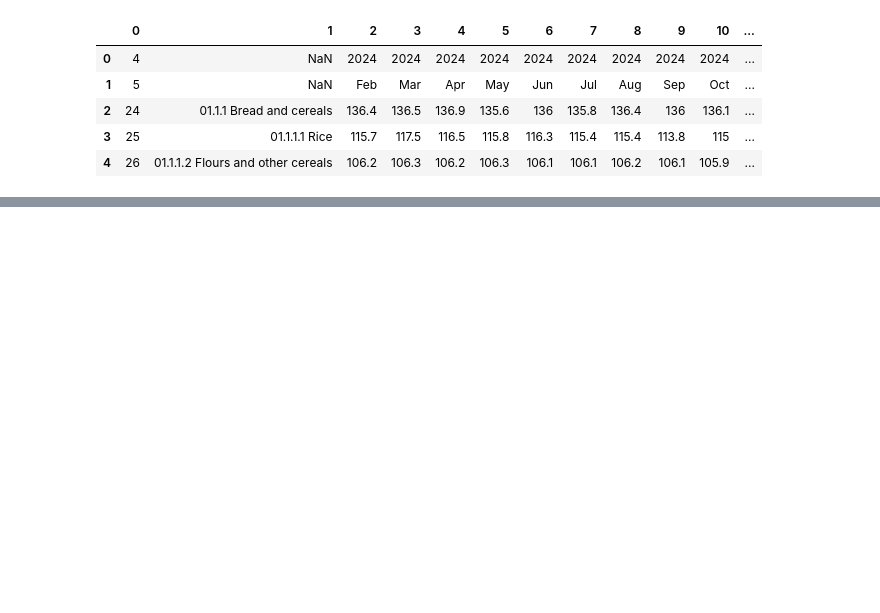
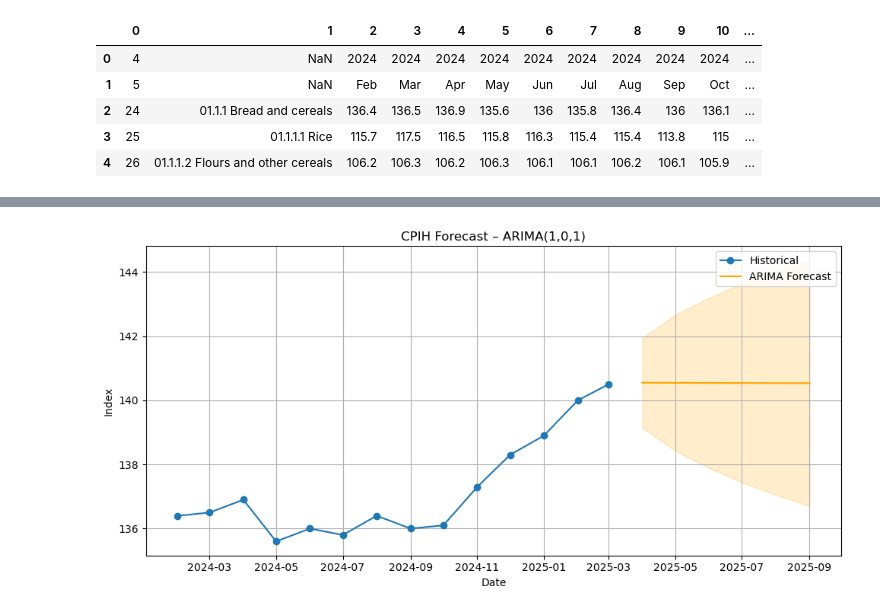
Before and after one commit to Enkhamgalan1230/Reciept-Project, a Jupyter notebook: prediction.ipynb, the cells around one changed output, grey strips where cells are left out. Cells and saved outputs as stored; diff of their text form; code cells hidden in the pictures; blank space fills up the shorter version.

Commit message:
forecast with arima

```diff
--- a/prediction.ipynb
+++ b/prediction.ipynb
@@ -53,0 +83,8 @@ df.head()
+# %%
+df_melted = df.melt(id_vars="Product", var_name="Date", value_name="Index")
+df_melted["Date"] = pd.to_datetime(df_melted["Date"], format="%Y %b")
+
+# Choose a product
+product = "Bread and cereals"
+ts = df_melted[df_melted["Product"] == product].copy()
+ts = ts.set_index("Date").sort_index()
@@ -53,0 +112,2 @@ df.head()
+# %%
+ts["Index"] = ts["Index"].astype(float)
@@ -53,0 +137,20 @@ df.head()
+# %%
+model = auto_arima(
+    ts["Index"],
+    seasonal=False,      # ✅ Don’t use seasonality — data too short for m=12
+    trace=True,
+    suppress_warnings=True
+)
+
+# Forecast next 6 months
+n_periods = 6
+forecast, conf_int = model.predict(n_periods=n_periods, return_conf_int=True)
+
+# Build forecast dates
+future_dates = pd.date_range(ts.index[-1] + pd.DateOffset(months=1), periods=n_periods, freq='MS')
+forecast_df = pd.DataFrame({
+    "Date": future_dates,
+    "Forecast": forecast,
+    "Lower": conf_int[:, 0],
+    "Upper": conf_int[:, 1]
+})
@@ -53,0 +172,14 @@ df.head()
+# %%
+plt.figure(figsize=(10, 5))
+plt.plot(ts.index, ts["Index"], label="Historical", marker="o")
+plt.plot(forecast_df["Date"], forecast_df["Forecast"], label="ARIMA Forecast", color="orange")
+plt.fill_between(forecast_df["Date"], forecast_df["Lower"], forecast_df["Upper"], color="orange", alpha=0.2)
+plt.title("CPIH Forecast – ARIMA(1,0,1)")
+plt.xlabel("Date")
+plt.ylabel("Index")
+plt.legend()
+plt.grid(True)
+plt.tight_layout()
+plt.show()
+# %% [output]
+[figure, added]
```
Also changed, not shown: parts of 9 cells of this notebook, 2 other files.
